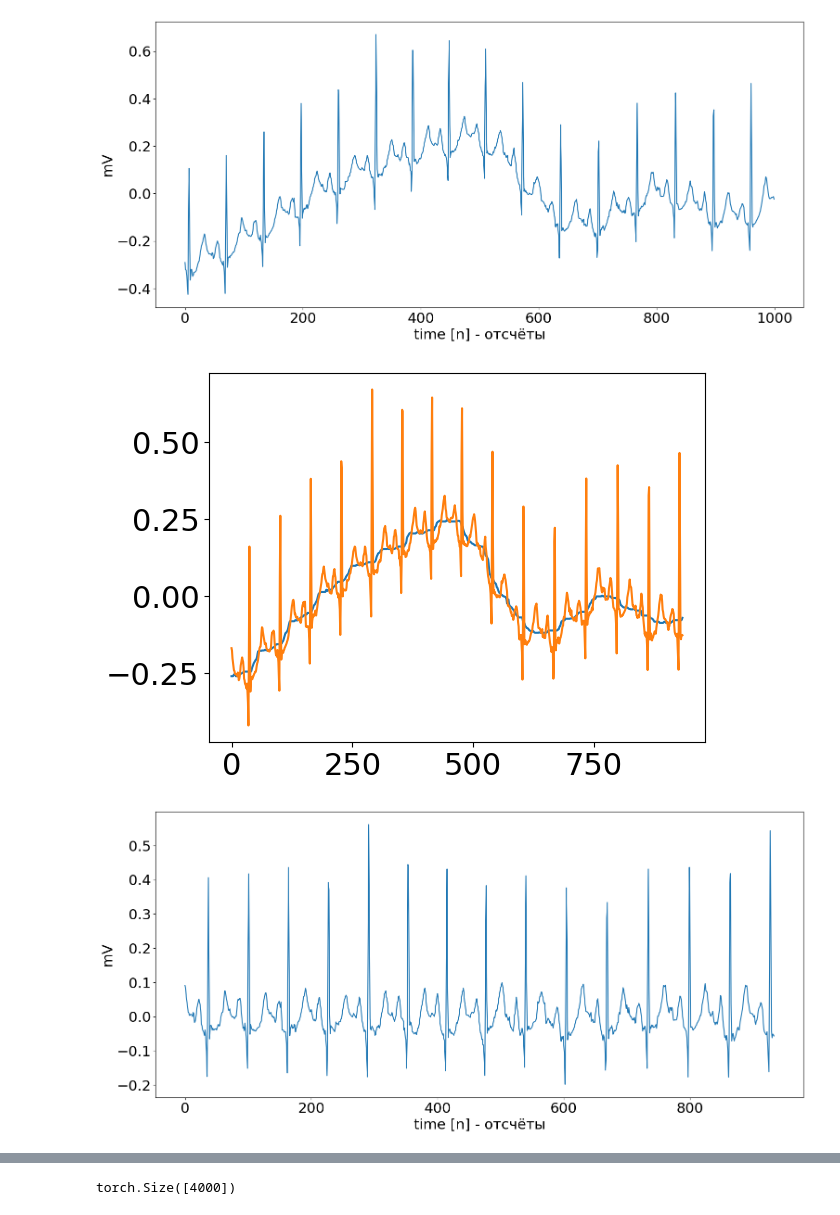
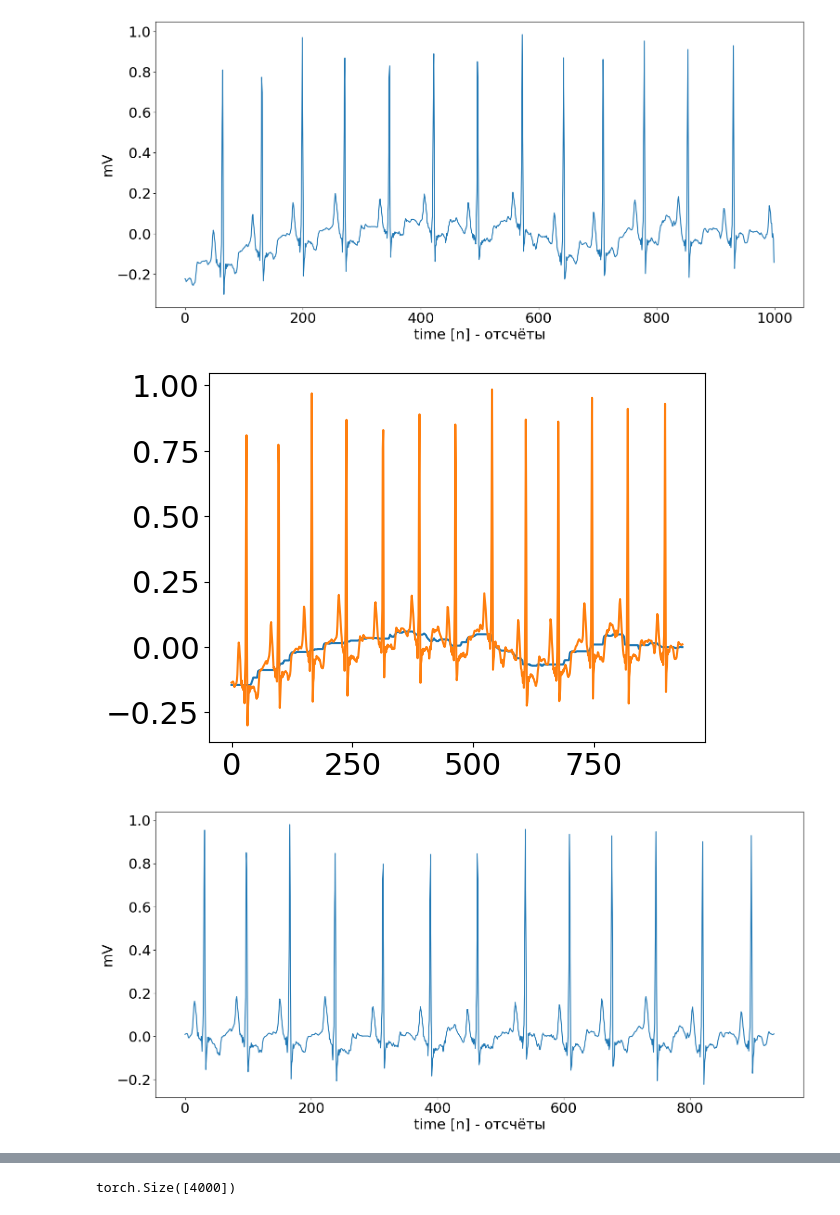
Before and after one commit to spark71/ecg-service, a Jupyter notebook: models/preprocess/TETPADKA.ipynb, the cells around one changed output, grey strips where cells are left out. Saved outputs shown, nothing was run; the diff lists cells and outputs as text; code cells hidden in the pictures.

```diff
--- a/models/preprocess/TETPADKA.ipynb
+++ b/models/preprocess/TETPADKA.ipynb
@@ -74,11 +74,11 @@ def moving_med(x, w):
   return armed
 # %%
 
-ecg, label = dataset[18055]
+ecg, label = dataset[5]
 esig = EcgSignal()
 esig.plot_sample(ecg[0][5])
 # %% [output]
-[figure, old version]
+[figure, new version]
 # %%
 from matplotlib import pyplot as plt
 
@@ -87,8 +87,8 @@ plt.plot(mm)
 plt.plot(ecg[0][5].detach().numpy()[33:1000-33])
 esig.plot_sample(torch.from_numpy(ecg[0][5].detach().numpy()[33:1000-33]- mm))
 # %% [output]
-[figure, old version]
+[figure, new version]
-[figure, old version]
+[figure, new version]
 # %%
 #esig.plot_sampleplot_sample(ecg[0][5][33:1000-33] - mm)
 # %%
```
Also changed, not shown: parts of 13 cells of this notebook, 1 other file.
